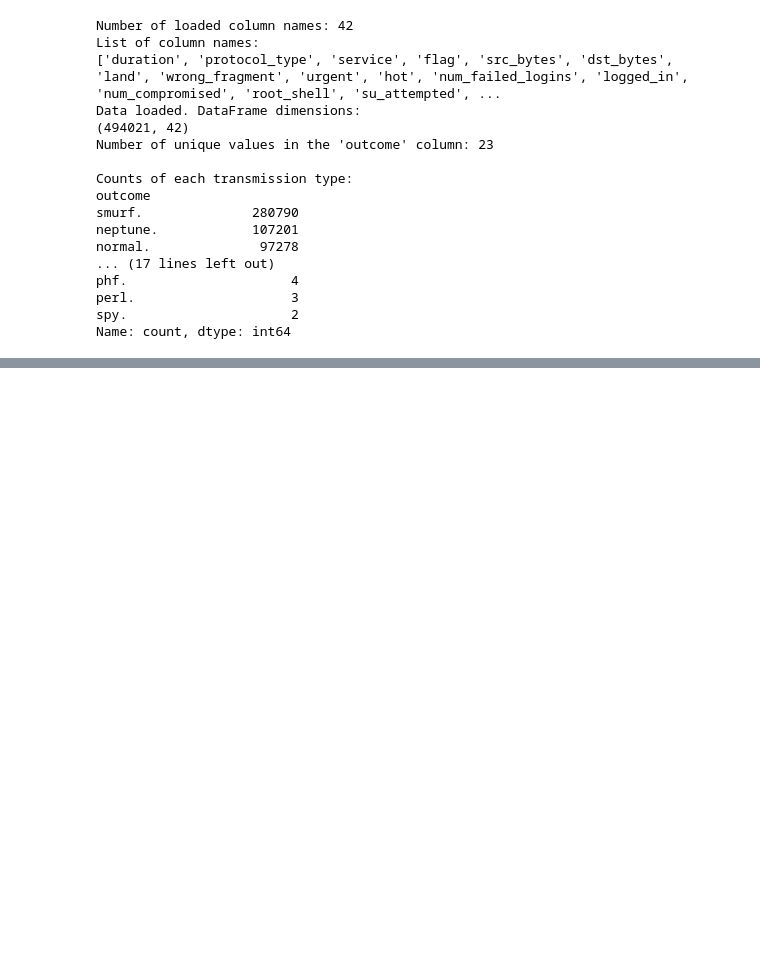
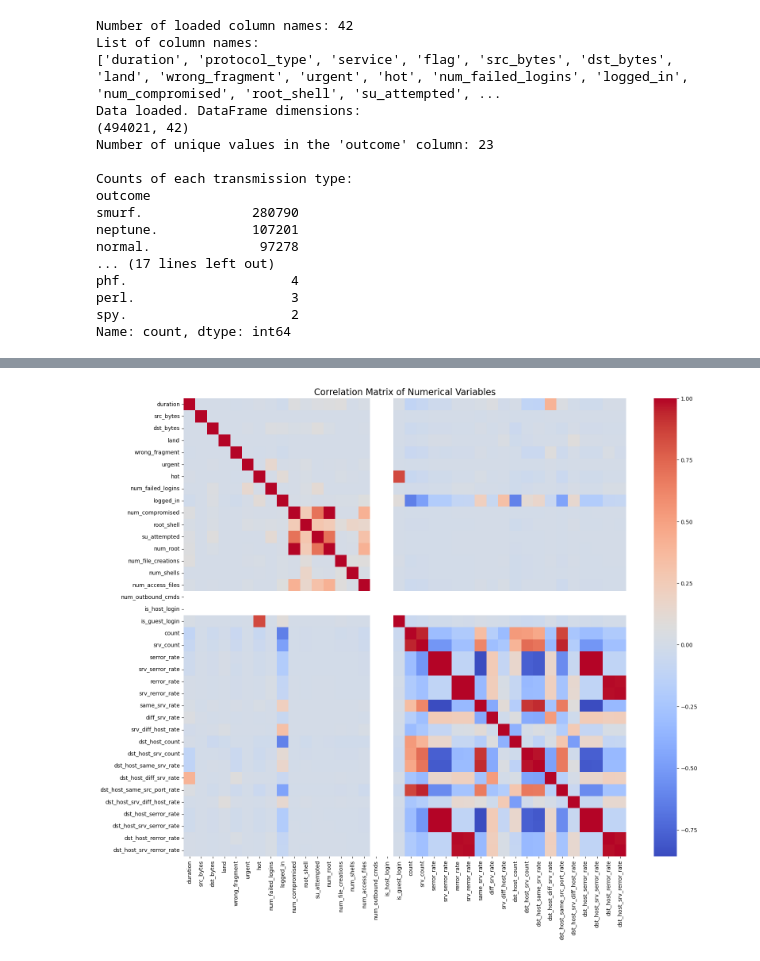
Before and after one commit to lukassso/python-mini-projects, a Jupyter notebook: machine-learning/ml_final_projects/04_network_anomaly_detection.ipynb, the cells around one changed output, grey strips where cells are left out. Drawn from its saved outputs; the diff is of its cells as text; code cells hidden in the pictures; blank space fills up the shorter version.

```diff
--- a/machine-learning/ml_final_projects/04_network_anomaly_detection.ipynb
+++ b/machine-learning/ml_final_projects/04_network_anomaly_detection.ipynb
@@ -89,0 +201,11 @@ Name: count, dtype: int64
+# %%
+# Check for strong dependencies between numerical variables
+numerical_cols = df.select_dtypes(include=np.number).columns
+corr_matrix = df[numerical_cols].corr()
+
+plt.figure(figsize=(18, 15))
+sns.heatmap(corr_matrix, cmap='coolwarm', annot=False) # annot=False because there are too many fields
+plt.title('Correlation Matrix of Numerical Variables', fontsize=16)
+plt.show()
+# %% [output]
+[figure, added]
```
Also changed, not shown: parts of 7 cells of this notebook.
